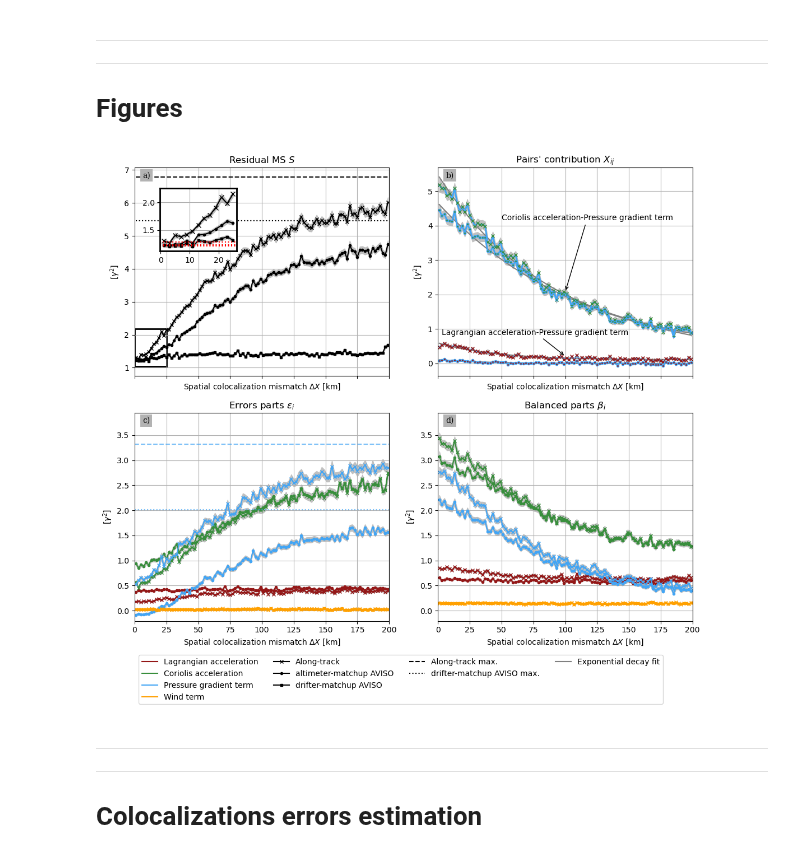
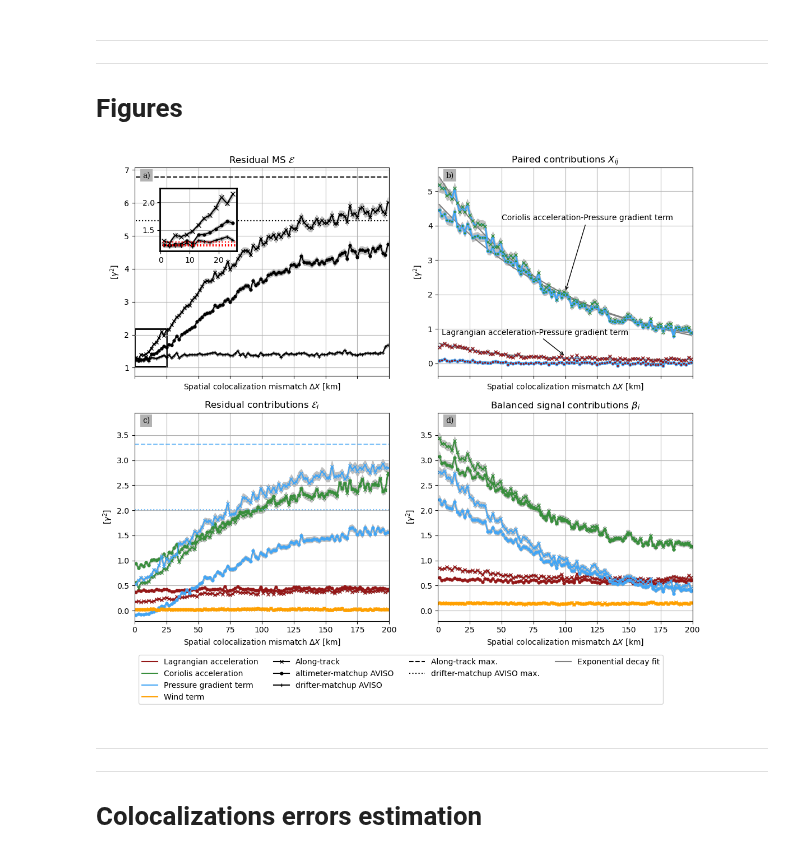
Before and after one commit to margot-demol/historical_analysis, a Jupyter notebook: 1_both_GPS_ARGOS_drogued/41_diag_dist.ipynb, the cells around one changed output. Drawn from its saved outputs; the diff is of its cells as text; code cells hidden in the pictures.

Commit message:
review notation in  figures

```diff
--- a/1_both_GPS_ARGOS_drogued/41_diag_dist.ipynb
+++ b/1_both_GPS_ARGOS_drogued/41_diag_dist.ipynb
@@ -221,7 +221,7 @@ fig, axs = plt.subplots(2, 2, sharex=True, figsize=(11, 10), frameon=False)
 axs = axs.flatten()
 
 # plot param
-m = 3  # markersize
+m = 3.5  # markersize
 a = 0.7
 ins_ax_box = [0.1, 0.60, 0.3, 0.3]  # [x0,y0,xlen, ylen]
 import matplotlib.patches as patches
@@ -235,8 +235,8 @@ dad.S.plot(
     label="drifter-matchup AVISO",
     ax=ax,
     c="k",
-    marker="s",
-    markersize=m,
+    marker="+",
+    markersize=m+1,
 )
 born_co.plot(ax=ax, color="k", ls="dashed")
 born_av.plot(ax=ax, color="k", ls=":")
@@ -246,7 +246,7 @@ plot_error(dad, "S", ax)
 
 ax.set_xlabel("Spatial colocalization mismatch $\Delta X$ [km]")
 ax.set_ylabel(r"$[\gamma^2]$")
-ax.set_title(r"Residual MS $S$")
+ax.set_title(r"Residual MS $\mathcal{E}$")
 put_fig_letter(fig, ax, "a")
 handles0, labels0 = ax.get_legend_handles_labels()
 
@@ -264,8 +264,8 @@ dad.sel(distbin=slice(0, 25)).S.plot(
     label="drifter-matchup AVISO",
     ax=ins,
     c="k",
-    marker="s",
-    markersize=m,
+    marker="+",
+    markersize=m+1,
 )
 plot_error(dl.sel(distbin=slice(0, 25)), "S", ins)
 plot_error(daa.sel(distbin=slice(0, 25)), "S", ins)
@@ -336,7 +336,7 @@ handles_exp, labels_exp = ax.get_legend_handles_labels()
 
 ax.set_xlabel("Spatial colocalization mismatch $\Delta X$ [km]")
 ax.set_ylabel(r"$[\gamma^2]$")
-ax.set_title(r"Pairs' contribution $X_{ij}$")
+ax.set_title(r"Paired contributions $X_{ij}$")
 handles1, labels1 = ax.get_legend_handles_labels()
 
 ax.annotate(
@@ -375,7 +375,7 @@ ax.set_xlim(0, 200)
 ax.set_ylim(-0.2e-10 / U2, 3.8e-10 / U2)
 ax.set_xlabel("Spatial colocalization mismatch $\Delta X$ [km]")
 ax.set_ylabel(r"$[\gamma^2]$")
-ax.set_title(r"Errors parts $\epsilon_i$")
+ax.set_title(r"Residual contributions $\mathcal{E}_i$")
 put_fig_letter(fig, ax, "c")
 
 ax = axs[3]
@@ -404,35 +404,35 @@ ax.set_xlim(0, 200)
 ax.set_ylim(-0.2e-10 / U2, 3.8e-10 / U2)
 ax.set_xlabel("Spatial colocalization mismatch $\Delta X$ [km]")
 ax.set_ylabel(r"$[\gamma^2]$")
-ax.set_title(r"Balanced parts $\beta_i$")
+ax.set_title(r"Balanced signal contributions $\beta_i$")
 
 put_fig_letter(fig, ax, "d")
 
 
 for ax in axs:
     ax.grid()
 handles, labels = (
     handles_
     + handles0
     + handles_dummy
     + handles__
     + 2 * handles_dummy
     + handles_exp
     + 3 * handles_dummy,
     labels_
     + labels0
     + labels_dummy
     + labels__
     + 2 * labels_dummy
     + labels_exp
     + 3 * labels_dummy,
 )
 fig.legend(handles, labels, ncols=4, loc="lower center")
 fig.tight_layout(rect=[0, 0.09, 1, 1])  # left, bottom, right, top (default is 0,0,1,1)
 
 # fig.savefig('../images_all/dist_total.png',bbox_inches='tight',   dpi=300)
 # %% [output]
-[figure, old version]
+[figure, new version]
 # %% [markdown]
 __________
 ___________
```
Also changed, not shown: 5 other files.
